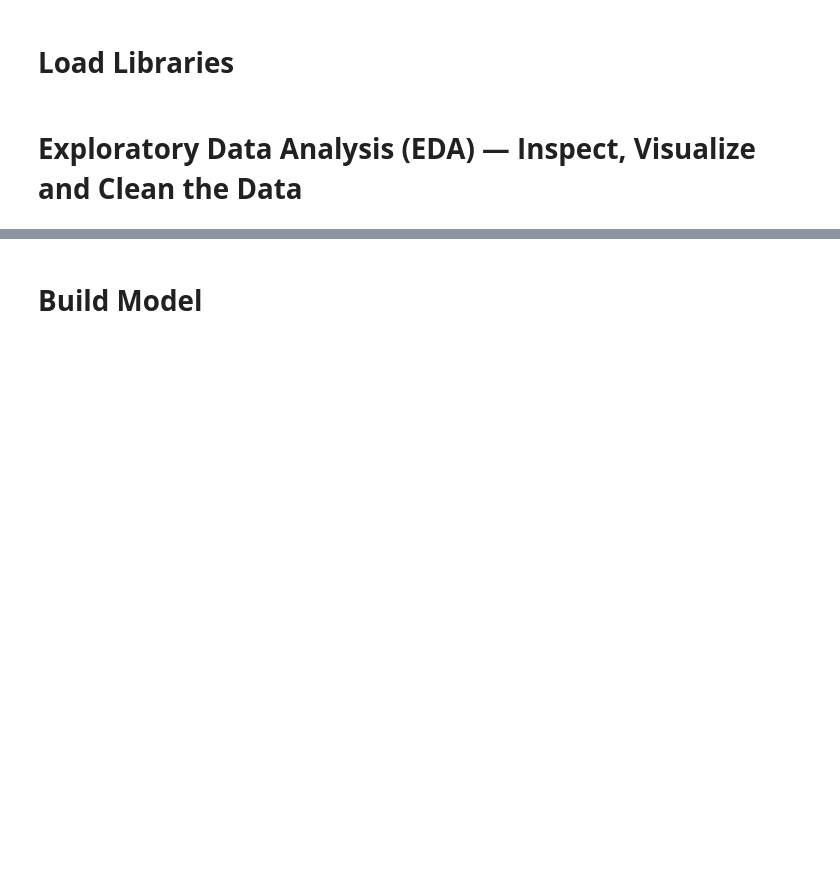
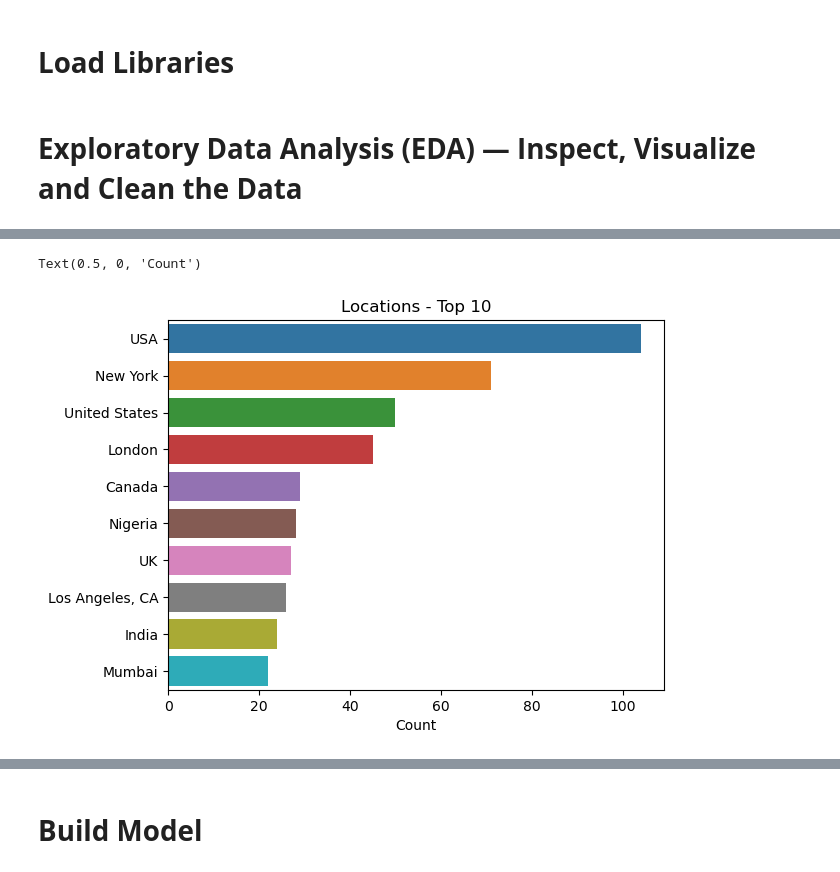
Before and after one commit to nagyszeru/DTSA-5511-NLP, a Jupyter notebook: uoc-nlp.ipynb, the cells around one changed output, grey strips where cells are left out. Saved outputs shown, nothing was run; the diff lists cells and outputs as text; code cells hidden in the pictures; blank space fills up the shorter version.

```diff
--- a/uoc-nlp.ipynb
+++ b/uoc-nlp.ipynb
@@ -56 +102,9 @@ train_data.groupby(['target'])['target'].count().plot(kind='bar', color = 'blue'
+# %%
+val=train_data['location'].value_counts()[:10]
+sns.barplot(x=val,y=val.index)
+plt.title("Locations - Top 10")
+plt.xlabel("Count")
+# %% [output]
+Text(0.5, 0, 'Count')
+[figure, added]
 # %%
```
Also changed, not shown: parts of 27 cells of this notebook.
